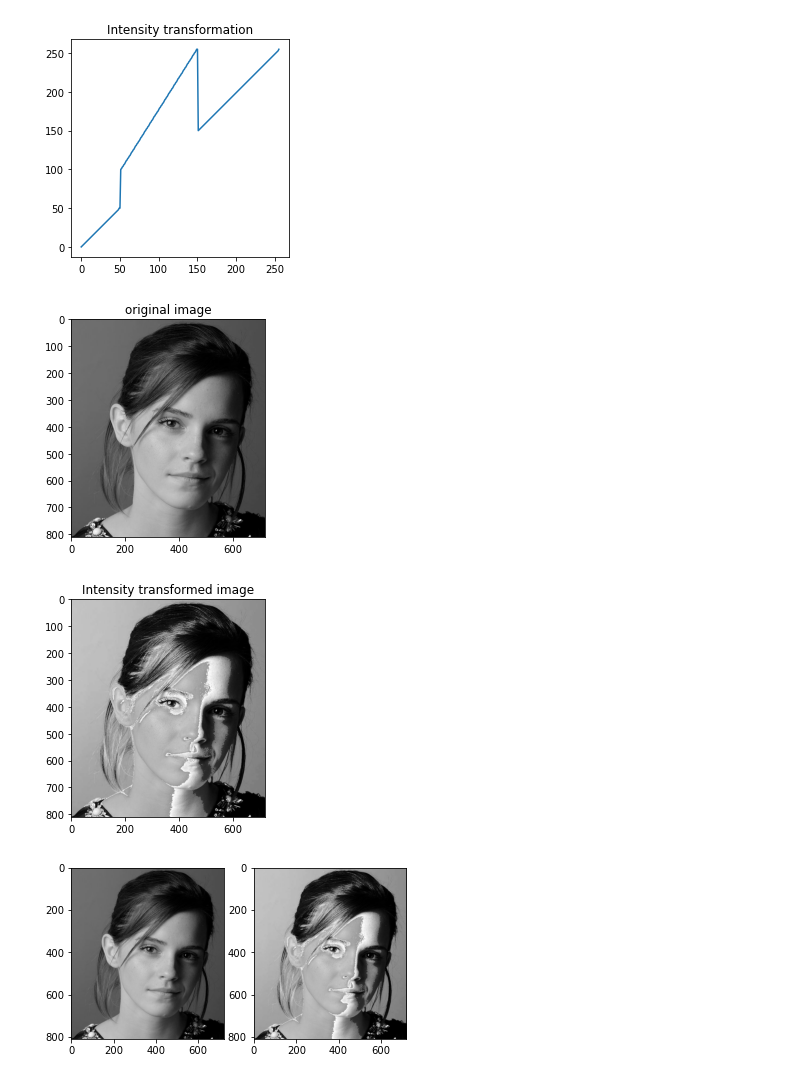
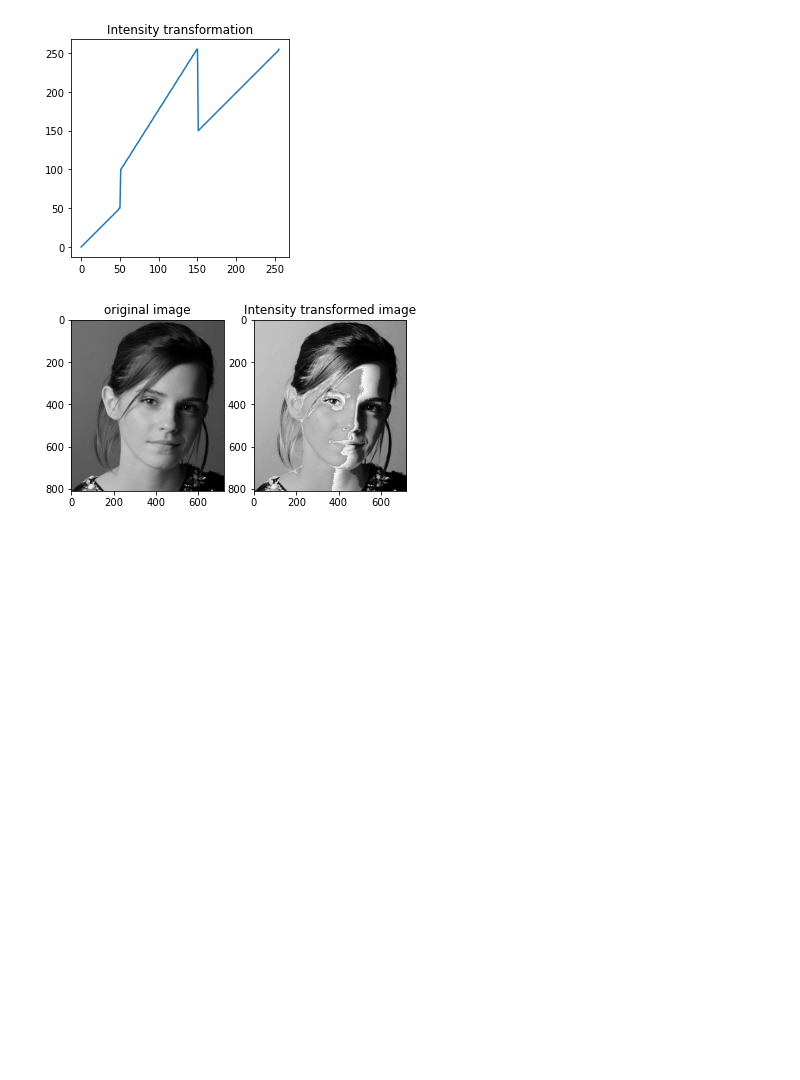
Before and after one commit to nifla2000/EN2550-Codings, a Jupyter notebook: Assignment1.ipynb, the cells around one changed output. Drawn from its saved outputs; the diff is of its cells as text; code cells hidden in the pictures; blank space fills up the shorter version.

```diff
--- a/Assignment1.ipynb
+++ b/Assignment1.ipynb
@@ -8,48 +8,36 @@ import matplotlib.pyplot as plt
 im=cv.imread(r'Images/emma_gray.jpg',cv.IMREAD_GRAYSCALE)
 
 t1=np.linspace(0,50,50)
 t2=np.linspace(50,100,1)
 t3=np.linspace(100,255,99)
 t4=np.linspace(255,150,1)
 t5=np.linspace(150,255,105)
 t=np.concatenate((t1,t2,t3,t4,t5),axis=0).astype(np.uint8)
 fig,ax=plt.subplots()
 ax.plot(t)
 ax.title.set_text("Intensity transformation")
 ax.set_aspect('equal')
 assert len(t)==256
 
 g=cv.LUT(im,t)
 
 cv.namedWindow('Image',cv.WINDOW_AUTOSIZE)
 cv.imshow('Image',im)
 cv.waitKey(0)
 cv.imshow('Image',g)
 cv.waitKey(0)
 cv.destroyAllWindows()
 
-plt.figure()
-plt.imshow(cv.cvtColor(im, cv.COLOR_BGR2RGB))
-plt.title("original image")
-plt.show()
-plt.figure()
-plt.imshow(cv.cvtColor(g, cv.COLOR_BGR2RGB))
-plt.title("Intensity transformed image")
-plt.show()
-
-#plots side by side
 f,ax=plt.subplots(1,2)
 
 ax[0].imshow(cv.cvtColor(im, cv.COLOR_BGR2RGB))
-#ax[0].title("original image")
+ax[0].set_title("original image")
 ax[1].imshow(cv.cvtColor(g, cv.COLOR_BGR2RGB))
-#ax[1].title("Intensity transformed image")
+ax[1].set_title("Intensity transformed image")
 plt.show()
 # %% [output]
 [figure]
-[figure, old version]
+[figure, new version]
-[figure, removed]
-[figure, removed]
 # %%
 %matplotlib inline
 import cv2 as cv
```
Also changed, not shown: parts of 4 cells of this notebook.
